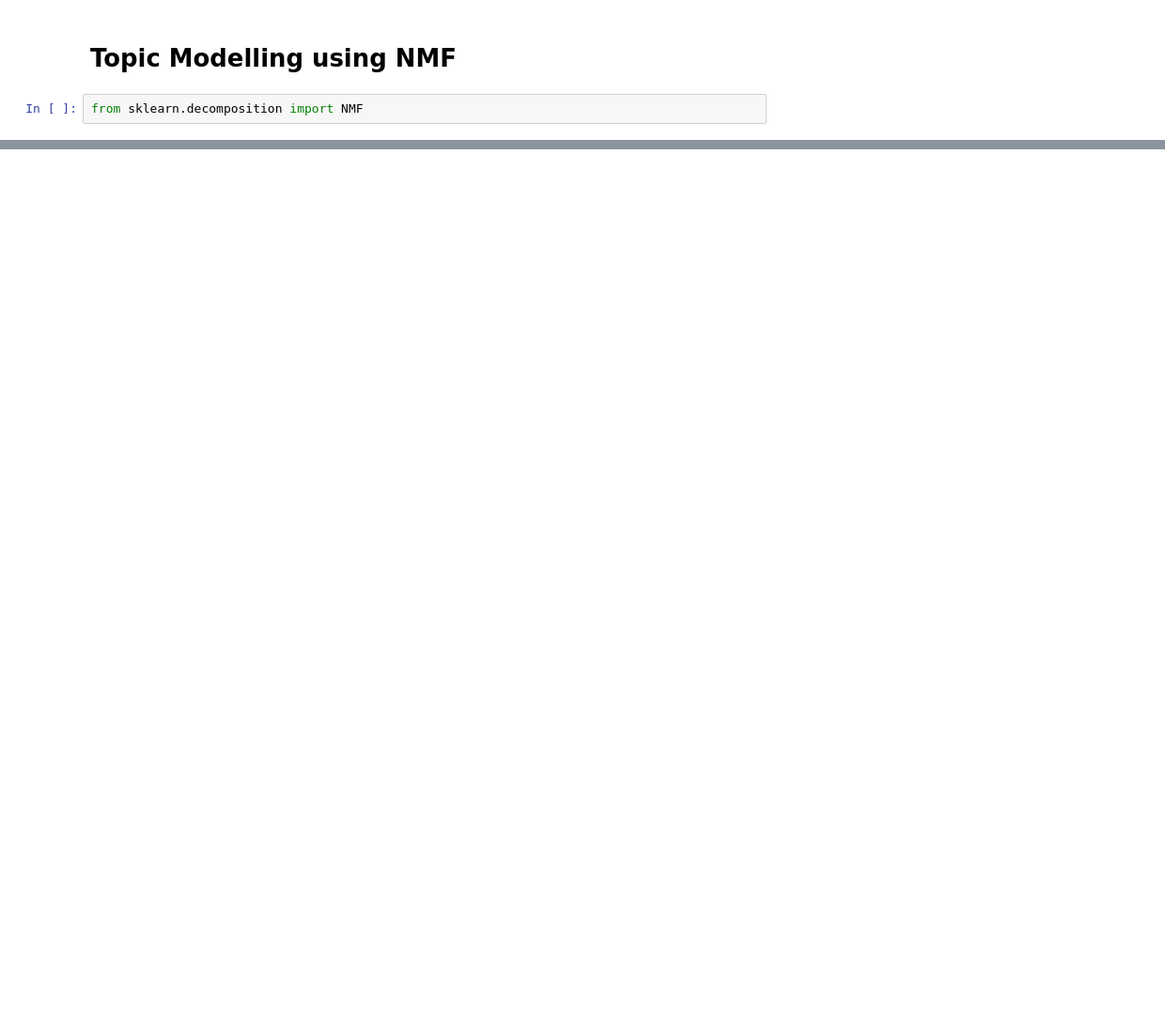
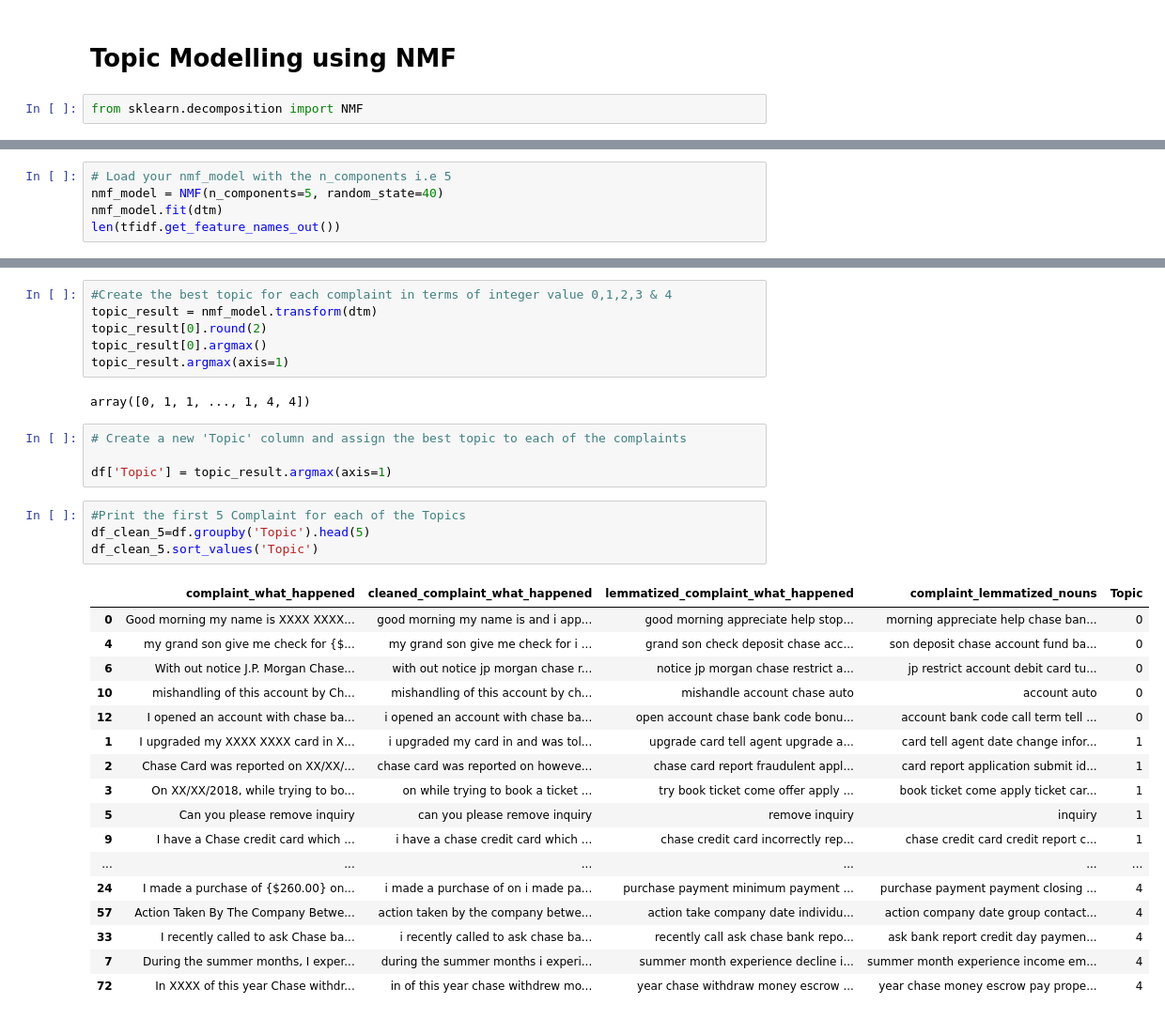
Before and after one commit to marcellinus-witarsah/customer-complaints-classification, a Jupyter notebook: notebooks/20240621-topic-modelling.ipynb, the cells around one changed output, grey strips where cells are left out. Shown: that part at 94% size. Cells and saved outputs as stored; diff of their text form; blank space fills up the shorter version.

```diff
--- a/notebooks/20240621-topic-modelling.ipynb
+++ b/notebooks/20240621-topic-modelling.ipynb
@@ -445,0 +440,5 @@ KeyboardInterrupt:
+# %%
+# Load your nmf_model with the n_components i.e 5
+nmf_model = NMF(n_components=5, random_state=40)
+nmf_model.fit(dtm)
+len(tfidf.get_feature_names_out())
@@ -445,0 +488,34 @@ KeyboardInterrupt:
+# %%
+#Create the best topic for each complaint in terms of integer value 0,1,2,3 & 4
+topic_result = nmf_model.transform(dtm)
+topic_result[0].round(2)
+topic_result[0].argmax()
+topic_result.argmax(axis=1)
+# %% [output]
+array([0, 1, 1, ..., 1, 4, 4])
+# %%
+# Create a new 'Topic' column and assign the best topic to each of the complaints
+
+df['Topic'] = topic_result.argmax(axis=1)
+# %%
+#Print the first 5 Complaint for each of the Topics
+df_clean_5=df.groupby('Topic').head(5)
+df_clean_5.sort_values('Topic')
+# %% [output]
+|  | complaint_what_happened | cleaned_complaint_what_happened | lemmatized_complaint_what_happened | complaint_lemmatized_nouns | Topic |
+| 0 | Good morning my name is XXXX XXXX... | good morning my name is and i app... | good morning appreciate help stop... | morning appreciate help chase ban... | 0 |
+| 4 | my grand son give me check for {$... | my grand son give me check for i ... | grand son check deposit chase acc... | son deposit chase account fund ba... | 0 |
+| 6 | With out notice J.P. Morgan Chase... | with out notice jp morgan chase r... | notice jp morgan chase restrict a... | jp restrict account debit card tu... | 0 |
+| 10 | mishandling of this account by Ch... | mishandling of this account by ch... | mishandle account chase auto | account auto | 0 |
+| 12 | I opened an account with chase ba... | i opened an account with chase ba... | open account chase bank code bonu... | account bank code call term tell ... | 0 |
+| 1 | I upgraded my XXXX XXXX card in X... | i upgraded my card in and was tol... | upgrade card tell agent upgrade a... | card tell agent date change infor... | 1 |
+| 2 | Chase Card was reported on XX/XX/... | chase card was reported on howeve... | chase card report fraudulent appl... | card report application submit id... | 1 |
+| 3 | On XX/XX/2018, while trying to bo... | on while trying to book a ticket ... | try book ticket come offer apply ... | book ticket come apply ticket car... | 1 |
+| 5 | Can you please remove inquiry | can you please remove inquiry | remove inquiry | inquiry | 1 |
+| 9 | I have a Chase credit card which ... | i have a chase credit card which ... | chase credit card incorrectly rep... | chase credit card credit report c... | 1 |
+| ... | ... | ... | ... | ... | ... |
+| 24 | I made a purchase of {$260.00} on... | i made a purchase of on i made pa... | purchase payment minimum payment ... | purchase payment payment closing ... | 4 |
+| 57 | Action Taken By The Company Betwe... | action taken by the company betwe... | action take company date individu... | action company date group contact... | 4 |
+| 33 | I recently called to ask Chase ba... | i recently called to ask chase ba... | recently call ask chase bank repo... | ask bank report credit day paymen... | 4 |
+| 7 | During the summer months, I exper... | during the summer months i experi... | summer month experience decline i... | summer month experience income em... | 4 |
+| 72 | In XXXX of this year Chase withdr... | in of this year chase withdrew mo... | year chase withdraw money escrow ... | year chase money escrow pay prope... | 4 |
```
Also changed, not shown: parts of 8 cells of this notebook, 1 other file.
